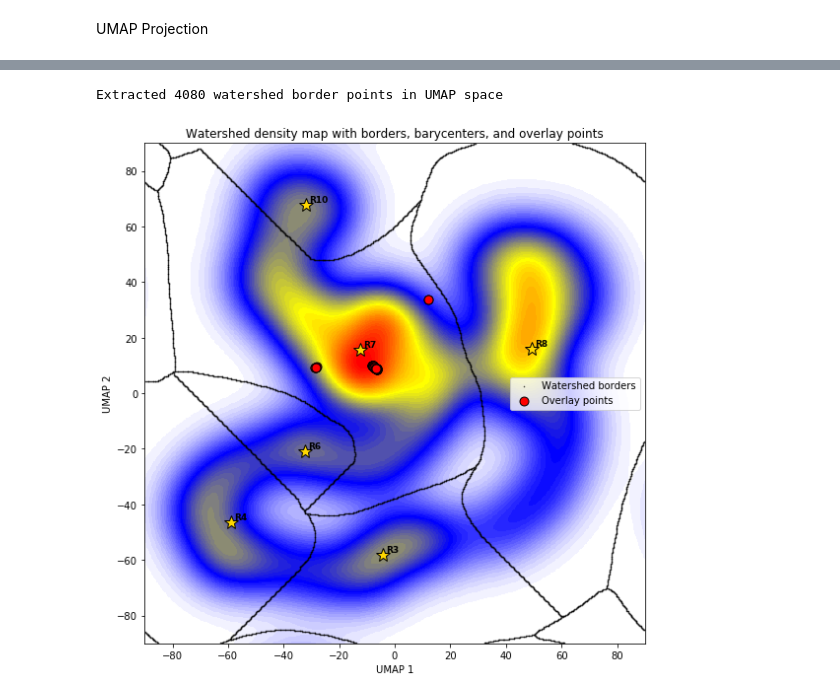
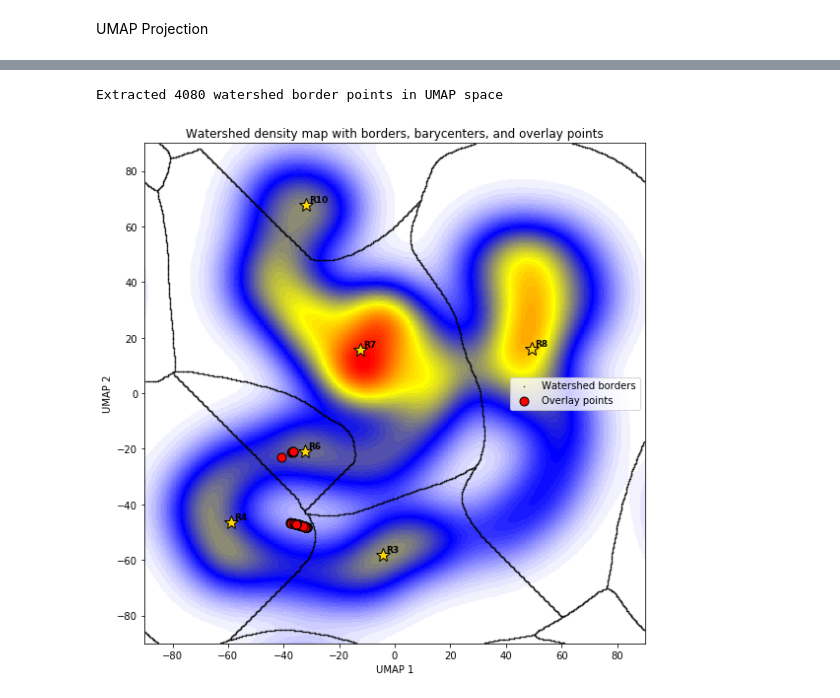
Before and after one commit to epfl-mobots/Ethogram-Generation, a Jupyter notebook: Ethogram_Generation.ipynb, the cells around one changed output, grey strips where cells are left out. Saved outputs shown, nothing was run; the diff lists cells and outputs as text; code cells hidden in the pictures.

Commit message:
moved robustness test on real data to new nb

```diff
--- a/Ethogram_Generation.ipynb
+++ b/Ethogram_Generation.ipynb
@@ -1093,2 +1095,2 @@ for region_id in df_region_top_ranks.index.get_level_values("region").unique():
 # %%
-region_id = 7
+region_id = 8
@@ -1206,34 +1096,0 @@ Using 4 components (explaining 99.0% variance)
-# %%
-
-# Step 3: Embed real data using trained UMAP model
-tfolder = parameters.projectPath + f'/{parameters.method}/'
-
-# Load training data + training embedding
-with h5py.File(tfolder + 'training_data.mat', 'r') as hfile:
-    trainingSetData = hfile['trainingSetData'][:].T
-
-with h5py.File(tfolder + 'training_embedding.mat', 'r') as hfile:
-    trainingEmbedding = hfile['trainingEmbedding'][:].T
-
-# Extract PCA projections
-if hasattr(X_real_pca, "values"):
-    projections_real = X_real_pca.values
-else:
-    projections_real = np.asarray(X_real_pca)
-
-# Find embeddings using trained UMAP
-print("Finding UMAP embeddings for real data...")
-t_start = time.time()
-zValues_real, outputStatistics_real = mmpy.findEmbeddings(
-    projections_real,
-    trainingSetData,
-    trainingEmbedding,
-    parameters
-)
-t_elapsed = time.time() - t_start
-
-print(f"✓ UMAP embedding completed in {t_elapsed:.2f} seconds")
-print(f"  Real data embedding shape: {zValues_real.shape}")
-
-# Store for later use
-ally_real = zValues_real
@@ -1546,12 +1389,6 @@ Fake embedding computed in 1.69 seconds.
 # %%
 # Extract and plot watershed borders on top of the watershed density map
-
-# User choice: set points_used to either ally_real or ally before running this cell.
-points_used = np.asarray(ally_real)
-#points_used = np.asarray(ally)
-if 'points_used' not in globals():
-    raise ValueError("Define points_used as np.asarray(ally_real) or np.asarray(ally) before running this cell.")
-points_used = np.asarray(points_used)
+points_used = np.asarray(ally)
 
 # Load the watershed result file, which contains the watershed density, axis, and borders
 wshed_path = f'{parameters.projectPath}/{parameters.method}/zVals_wShed_groups.mat'
@@ -1599,31 +1436,31 @@ ax.scatter(
     label='Watershed borders'
 )
 
 labels_used = None
 if 'overlay_labels' in globals():
     labels_used = np.asarray(overlay_labels)
 
 if len(points_used):
     if labels_used is not None and len(labels_used) == len(points_used):
         cmap = plt.cm.tab20
         sc = ax.scatter(points_used[:, 0], points_used[:, 1], c=labels_used, cmap=cmap, s=80, edgecolors='k')
         cbar = plt.colorbar(sc, ax=ax)
         cbar.set_label('Label')
     else:
         ax.scatter(points_used[:, 0], points_used[:, 1], c='red', s=80, edgecolors='k', label='Overlay points')
 
 # Plot barycenters on top of everything
 if 'barycenters' in globals():
     for rid, (bx, by) in barycenters.items():
         ax.plot(bx, by, marker='*', color='gold', markersize=14, markeredgecolor='black', markeredgewidth=1.0)
         ax.text(bx + 1, by + 1, f'R{rid}', fontsize=9, fontweight='bold', color='black')
 
 ax.set_xlabel('UMAP 1')
 ax.set_ylabel('UMAP 2')
 ax.set_title('Watershed density map with borders, barycenters, and overlay points')
 ax.legend(loc='best')
 plt.tight_layout()
 plt.show()
 # %% [output]
 Extracted 4080 watershed border points in UMAP space
-[figure, old version]
+[figure, new version]
```
Also changed, not shown: parts of 14 cells of this notebook, 1 other file.
